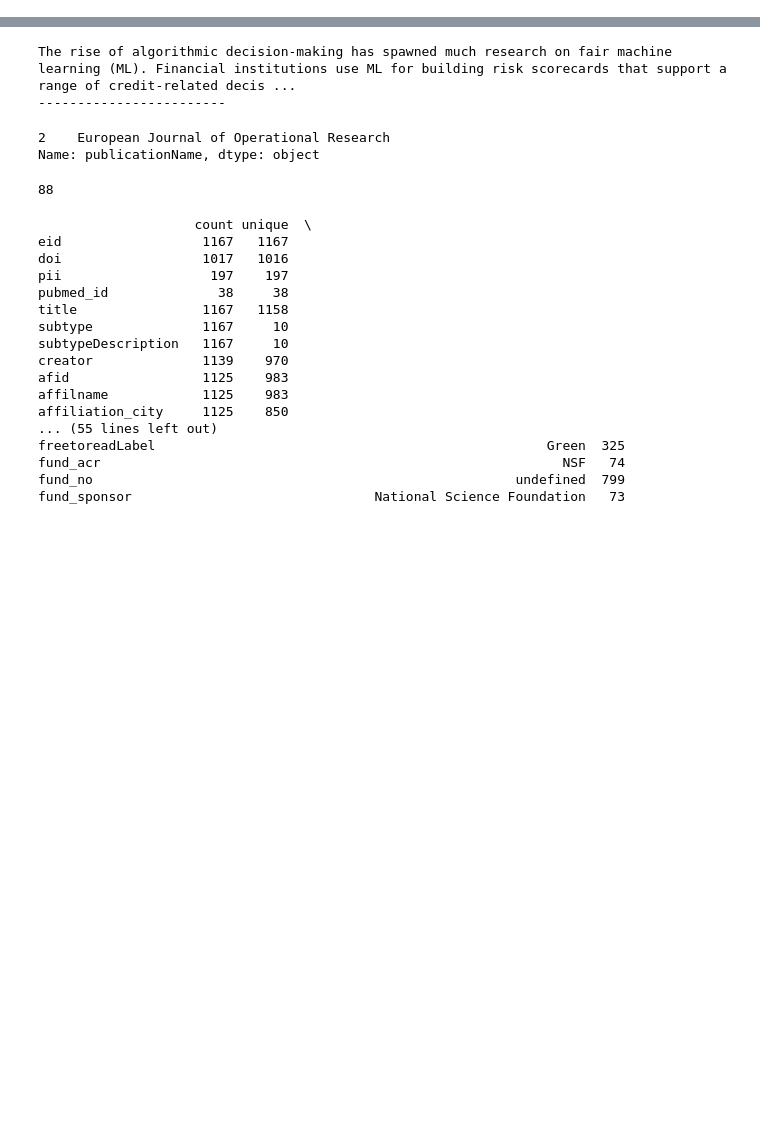
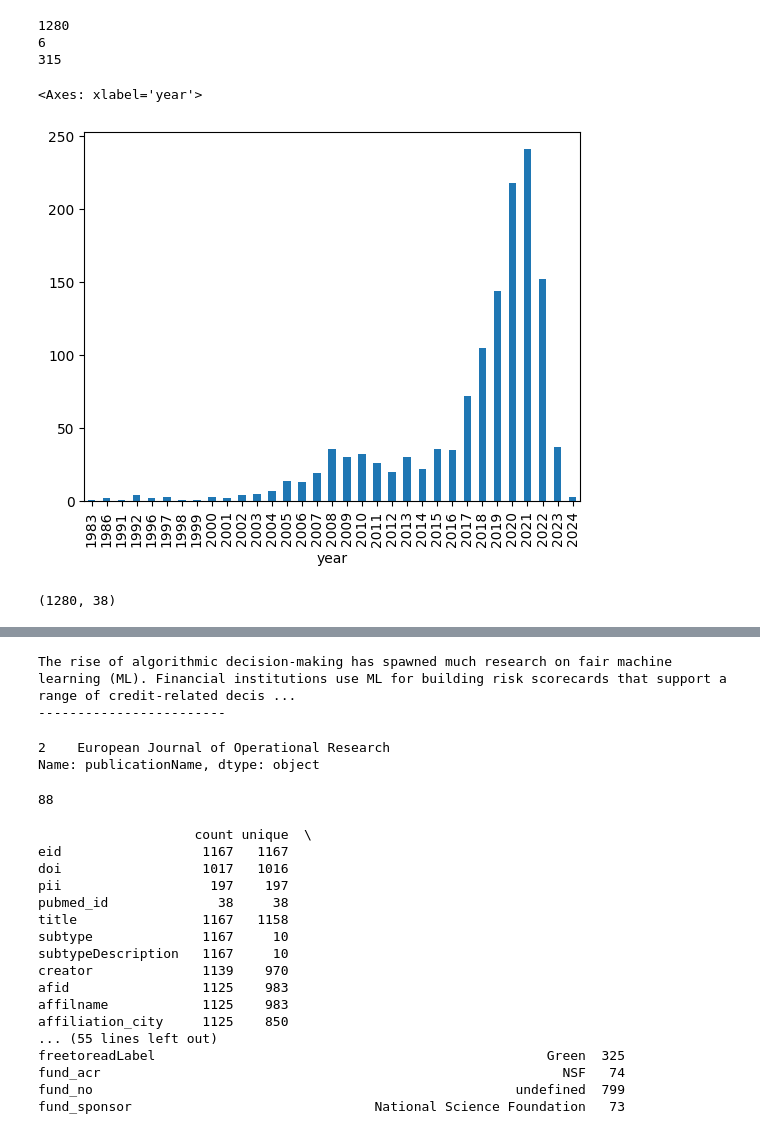
Before and after one commit to quinfer/proj-ai1, a Jupyter notebook: scopus_search.ipynb, the cells around one changed output, grey strips where cells are left out. Saved outputs shown, nothing was run; the diff lists cells and outputs as text; code cells hidden in the pictures; blank space fills up the shorter version.

Commit message:
update scopus search and download data

```diff
--- a/scopus_search.ipynb
+++ b/scopus_search.ipynb
@@ -25,0 +8,45 @@ for eid in s.get_eids():
+# %%
+##  Only works onsite
+import pybliometrics
+import tabulate
+from pybliometrics.scopus import ScopusSearch
+import pandas as pd
+query = r' TITLE-ABS-KEY(("artificial intelligence" OR "machine learning") AND ("credit risk" OR "credit scoring"))'
+s=ScopusSearch(query)
+print(s.get_results_size())
+df=pd.DataFrame(s.results)
+df.to_csv('search1.csv')
+query = r' TITLE-ABS-KEY(("Markov decision*") AND ("credit risk" OR "credit scoring"))'
+s=ScopusSearch(query)
+print(s.get_results_size())
+df=pd.DataFrame(s.results)
+df.to_csv('search2.csv')
+query = r' TITLE-ABS-KEY(("*bias" OR "fairness*") AND ("credit risk" OR "credit scoring"))'
+s=ScopusSearch(query)
+print(s.get_results_size())
+df=pd.DataFrame(s.results)
+df.to_csv('search3.csv')
+# %% [output]
+1280
+6
+315
+# %%
+s1=pd.read_csv('search1.csv')
+# Plot the number of publications per year
+s1['year']=s1['coverDate'].apply(lambda x: x.split('-')[0])
+s1['year'].value_counts().sort_index().plot(kind='bar')
+s2=pd.read_csv('search2.csv')
+# Plot the number of publications per year
+s2['year']=s2['coverDate'].apply(lambda x: x.split('-')[0])
+s2['year'].value_counts().sort_index().plot(kind='bar')
+s3=pd.read_csv('search3.csv')
+# Plot the number of publications per year
+s3['year']=s3['coverDate'].apply(lambda x: x.split('-')[0])
+s3['year'].value_counts().sort_index().plot(kind='bar')
+# %% [output]
+<Axes: xlabel='year'>
+[figure, added]
+# %%
+s1.shape
+# %% [output]
+(1280, 38)
```
Also changed, not shown: parts of 8 cells of this notebook, 3 other files.
